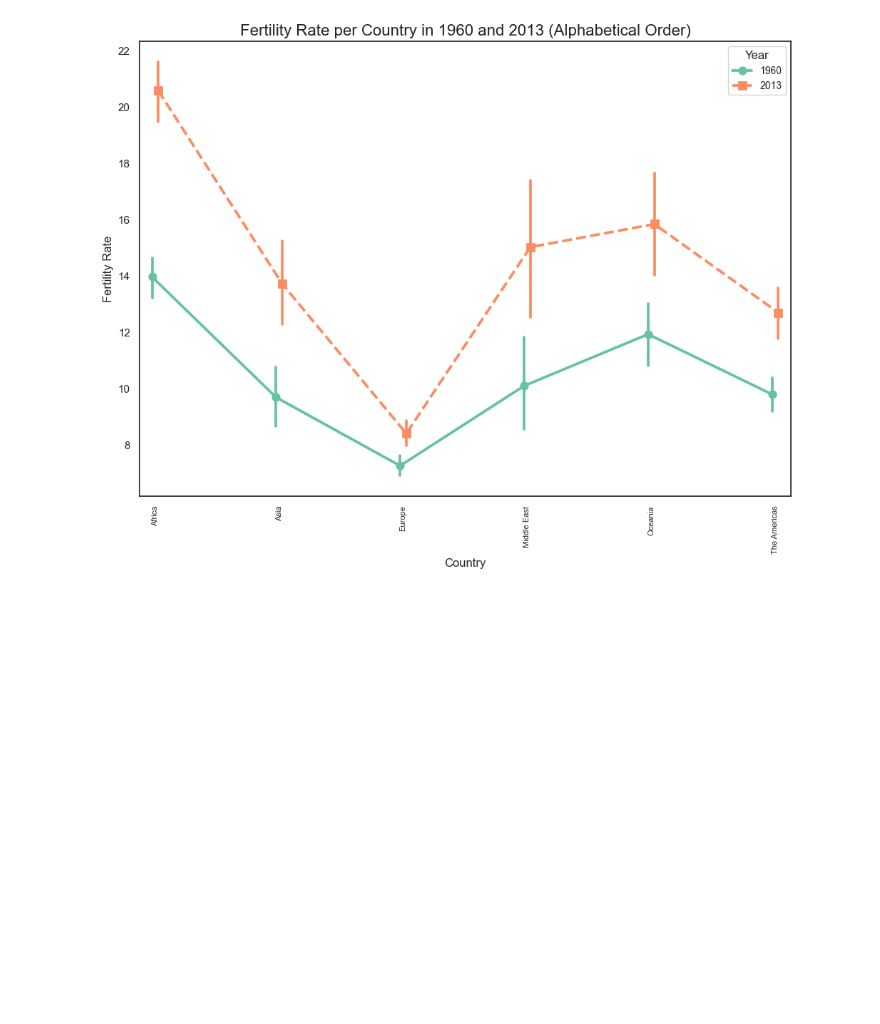
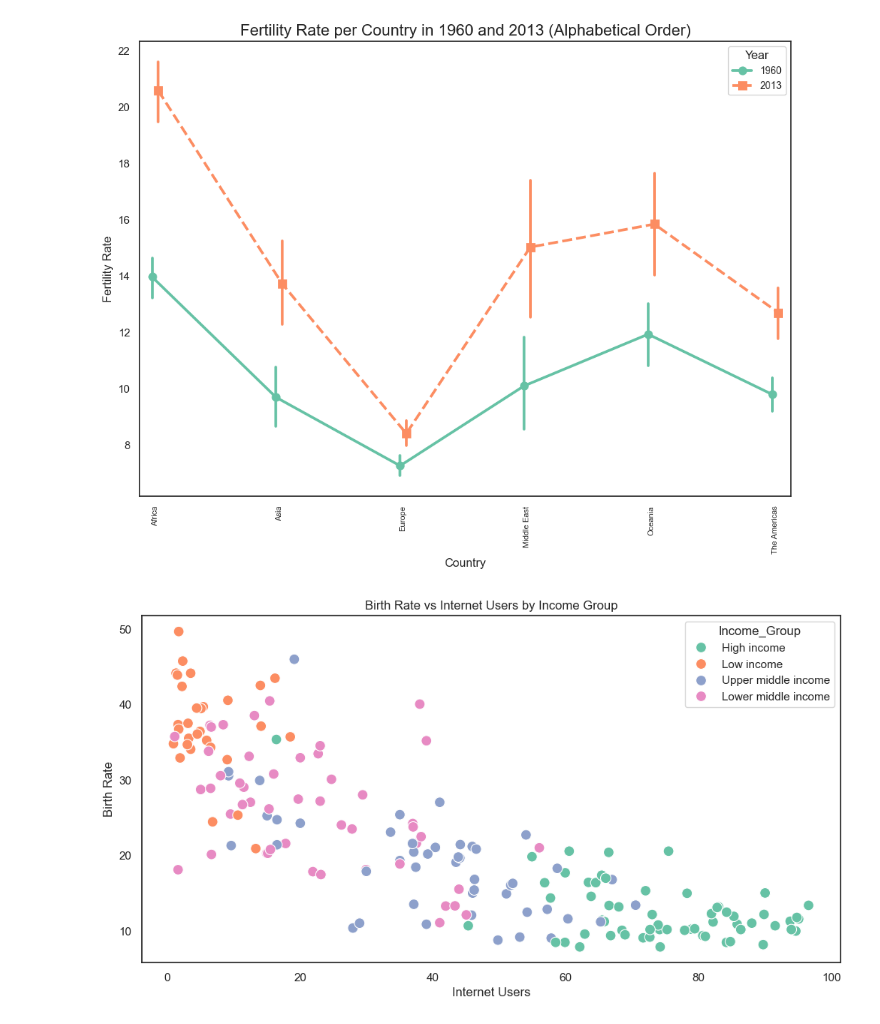
Before and after one commit to gavrie01/Python_Data_Science_Exercises, a Jupyter notebook: World_Trends.ipynb, the cells around one changed output. Saved outputs shown, nothing was run; the diff lists cells and outputs as text; code cells hidden in the pictures; blank space fills up the shorter version.

Commit message:
new plot

```diff
--- a/World_Trends.ipynb
+++ b/World_Trends.ipynb
@@ -275,3 +275,18 @@ plt.tight_layout()  # Ensures everything fits within the figure area
 plt.show()
 # %% [output]
 [figure]
+# %%
+plt.figure(figsize=(12, 6))
+
+# Scatter plot with different colors
+sns.scatterplot(x='Internet_users', y='Birth_rate', hue='Income_Group', data=final_df, palette='Set2', s=100)
+
+
+# Add labels and title
+plt.xlabel("Internet Users")
+plt.ylabel("Birth Rate")
+plt.title("Birth Rate vs Internet Users by Income Group")
+
+plt.show()
+# %% [output]
+[figure, added]
```
